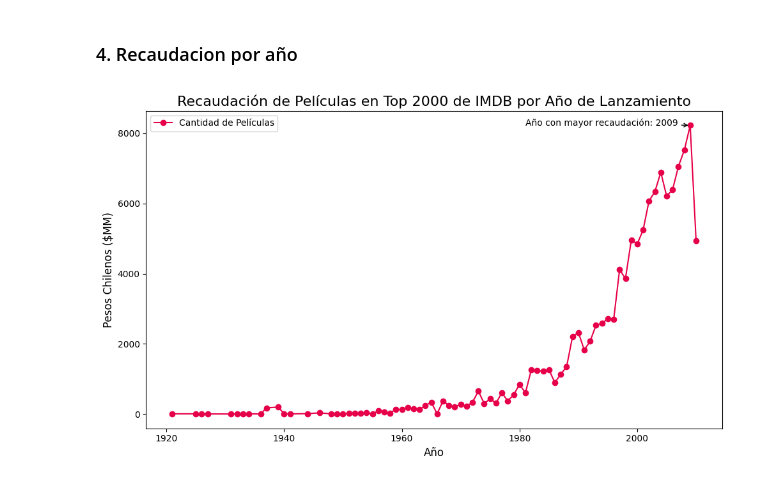
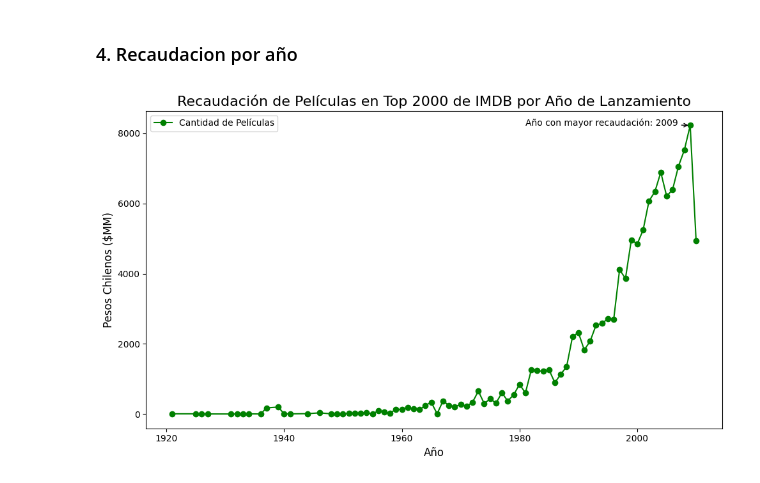
Before and after one commit to DiegoAraneda98/TCPD-Tarea-2, a Jupyter notebook: tarea2.ipynb, the cells around one changed output. Saved outputs shown, nothing was run; the diff lists cells and outputs as text; code cells hidden in the pictures.

Commit message:
color grafico 4

```diff
--- a/tarea2.ipynb
+++ b/tarea2.ipynb
@@ -474,32 +470,32 @@ grupo_por_año = df.groupby("Release Year")["Gross(CLP$MM)"].sum()
 
 # Obtener el año con mas películas
 año_max = grupo_por_año.idxmax()
 
 # Crear el gráfico de líneas
 plt.figure(figsize=(10, 6))
 
 # Color
-color = "#e60049"
+color = "green"
 
 # Crear el gráfico de líneas
 grupo_por_año.plot(kind='line', color=color, marker='o')
 
 # Agregar título y etiquetas de ejes
 plt.title('Recaudación de Películas en Top 2000 de IMDB por Año de Lanzamiento', fontsize=16)
 plt.xlabel('Año', fontsize=12)
 plt.ylabel('Pesos Chilenos ($MM)', fontsize=12)
 
 # Añadir anotación
 plt.annotate('Año con mayor recaudación: {}'.format(año_max),
              xy=(año_max, grupo_por_año.max()),
              xytext=(año_max-28, grupo_por_año.max()-10),
              arrowprops=dict(facecolor='black', arrowstyle='->'))
 
 # Añadir leyenda
 plt.legend(['Cantidad de Películas'], loc='best', fontsize=10)
 
 # Mostrar gráfico
 plt.tight_layout()
 plt.show()
 # %% [output]
-[figure, old version]
+[figure, new version]
```
Also changed, not shown: parts of 2 cells of this notebook, 1 other file.
